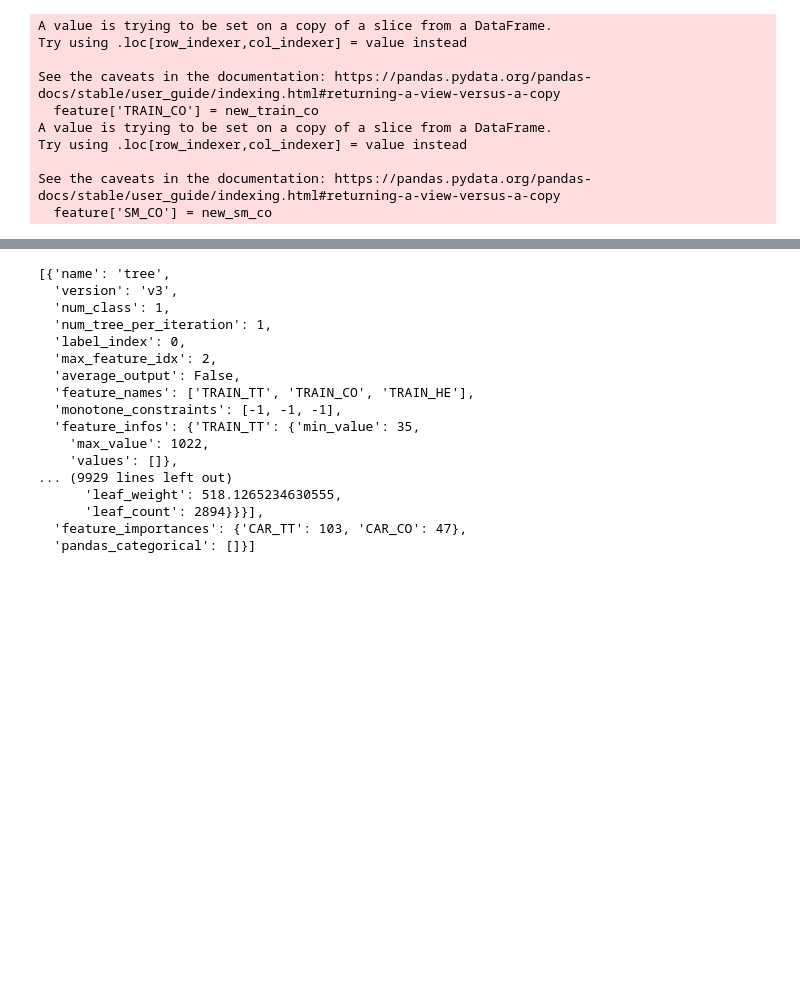
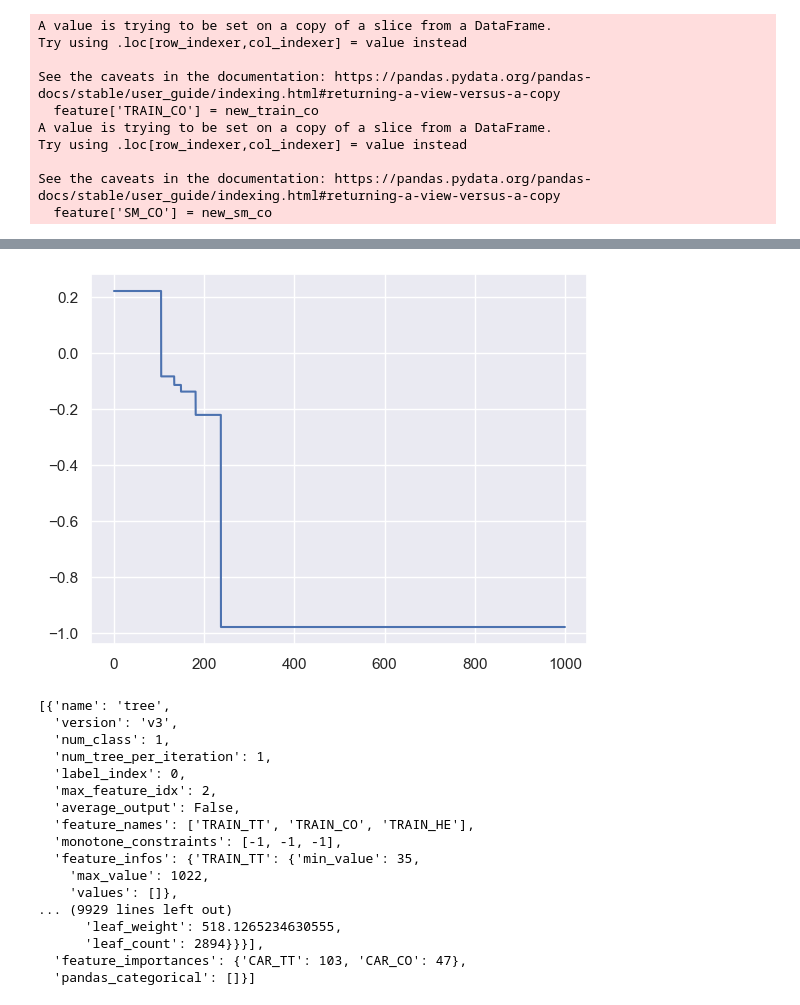
Before and after one commit to NicoSlvd/GBM-feature-extraction, a Jupyter notebook: Multiclass problem/First multiclass problem.ipynb, the cells around one changed output, grey strips where cells are left out. Saved outputs shown, nothing was run; the diff lists cells and outputs as text; code cells hidden in the pictures; blank space fills up the shorter version.

```diff
--- a/Multiclass problem/First multiclass problem.ipynb
+++ b/Multiclass problem/First multiclass problem.ipynb
@@ -78,4 +78,22 @@ And if memory is not enough, you can set `force_col_wise=true`.
 [148] -- Logloss value: 0.7427909028203477
 [149] -- Logloss value: 0.7426569998972974
 [150] -- Logloss value: 0.742363018738951
+# %%
+import matplotlib.pyplot as plt
+
+def plot_util(j, f, F, start, stop, points=10000):
+    xi=[]
+    for i in range(F[j]):
+        if i == f:
+            xi.append(np.linspace(start,stop,points))
+        else:
+            xi.append(np.zeros(points))
+    xin = np.array(xi).T
+    booster = lightgbm_1.boosters[j]
+    ypred = booster.predict(xin)
+    plt.plot(np.linspace(start,stop,points), ypred)
+
+plot_util(2, 1, [3, 3, 2], 0, 1000)
+# %% [output]
+[figure, added]
 # %%
```
Also changed, not shown: parts of 5 cells of this notebook, 3 other files.
